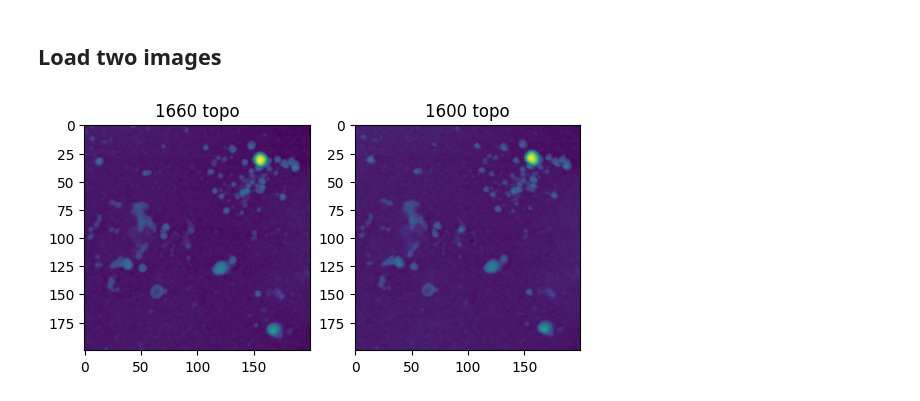
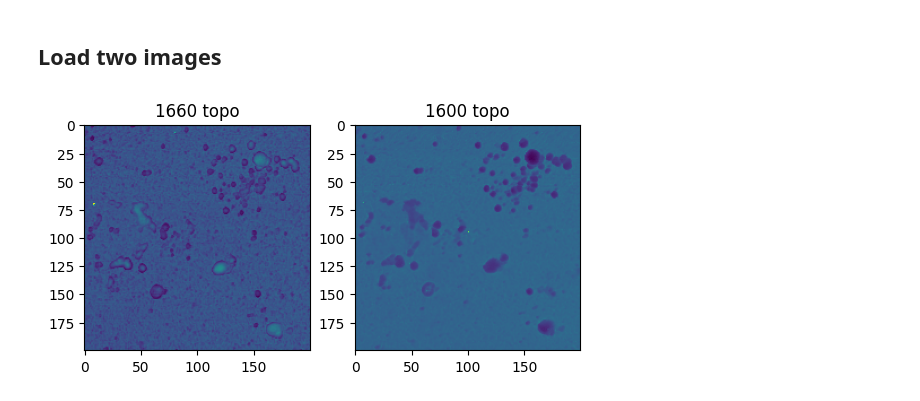
Before and after one commit to ngergihun/NeaReader, a Jupyter notebook: Misc/test_xcorr_neaimage.ipynb, the cells around one changed output. Cells and saved outputs as stored; diff of their text form; code cells hidden in the pictures.

Commit message:
Figure update/set button

```diff
--- a/Misc/test_xcorr_neaimage.ipynb
+++ b/Misc/test_xcorr_neaimage.ipynb
@@ -13,38 +13,42 @@ import NeaImager as neaim
 # File path
 current_folder = os.getcwd()
 measpath1660 = os.path.join(current_folder,'2022-04-09 125026 PH PLT-EV-niceplace_spectrum_1660_cm-1.gwy')
-measpath1600 = os.path.join(current_folder,'2022-04-09 153334 PH PLT-EV-niceplace_spectrum_1600_cm-1.gwy')
+measpath1600 = os.path.join(current_folder,'2022-04-09 231338 PH PLT-EV-niceplace_spectrum_1130_cm-1.gwy')
 
 # Create NeaImage object and load data
 channelname = 'O3P raw'
 m1660phase = neaim.NeaImage()
 m1660topo = neaim.NeaImage()
 m1660phase.read_from_gwyfile(measpath1660,channelname)
 m1660topo.read_from_gwyfile(measpath1660,"Z raw")
 m1600phase = neaim.NeaImage()
 m1600topo = neaim.NeaImage()
 m1600phase.read_from_gwyfile(measpath1600,channelname)
 m1600topo.read_from_gwyfile(measpath1600,"Z raw")
 
 xdegree = 2
 ydegree = 2
 
 m1660topo, bg = neaim.BackgroundPolyFit(inputobj = m1660topo, xorder=xdegree, yorder=ydegree)
 m1600topo, bg = neaim.BackgroundPolyFit(inputobj = m1600topo, xorder=xdegree, yorder=ydegree)
 mtype = 'median' # 'difference' or 'median'
 m1660topo = neaim.LineLevel(inputobj = m1660topo, mtype = mtype)
 m1600topo = neaim.LineLevel(inputobj = m1600topo, mtype = mtype)
 
+# Correct phase images
+m1600phase = neaim.LineLevel(inputobj = m1600phase, mtype = 'median')
+m1660phase = neaim.LineLevel(inputobj = m1660phase, mtype = 'median')
+
 fig, (ax1, ax2) = plt.subplots(1, 2)
 # 1660 image
-ax1.imshow(m1660topo.data)
+ax1.imshow(m1660phase.data)
 ax1.set_title('1660 topo')
 # 1600 image
-ax2.imshow(m1600topo.data)
+ax2.imshow(m1600phase.data)
 ax2.set_title('1600 topo')
 plt.show()
 # %% [output]
-[figure, old version]
+[figure, new version]
 # %%
 import numpy as np
 from scipy import signal
```
Also changed, not shown: parts of 1 cell of this notebook, 3 other files.
